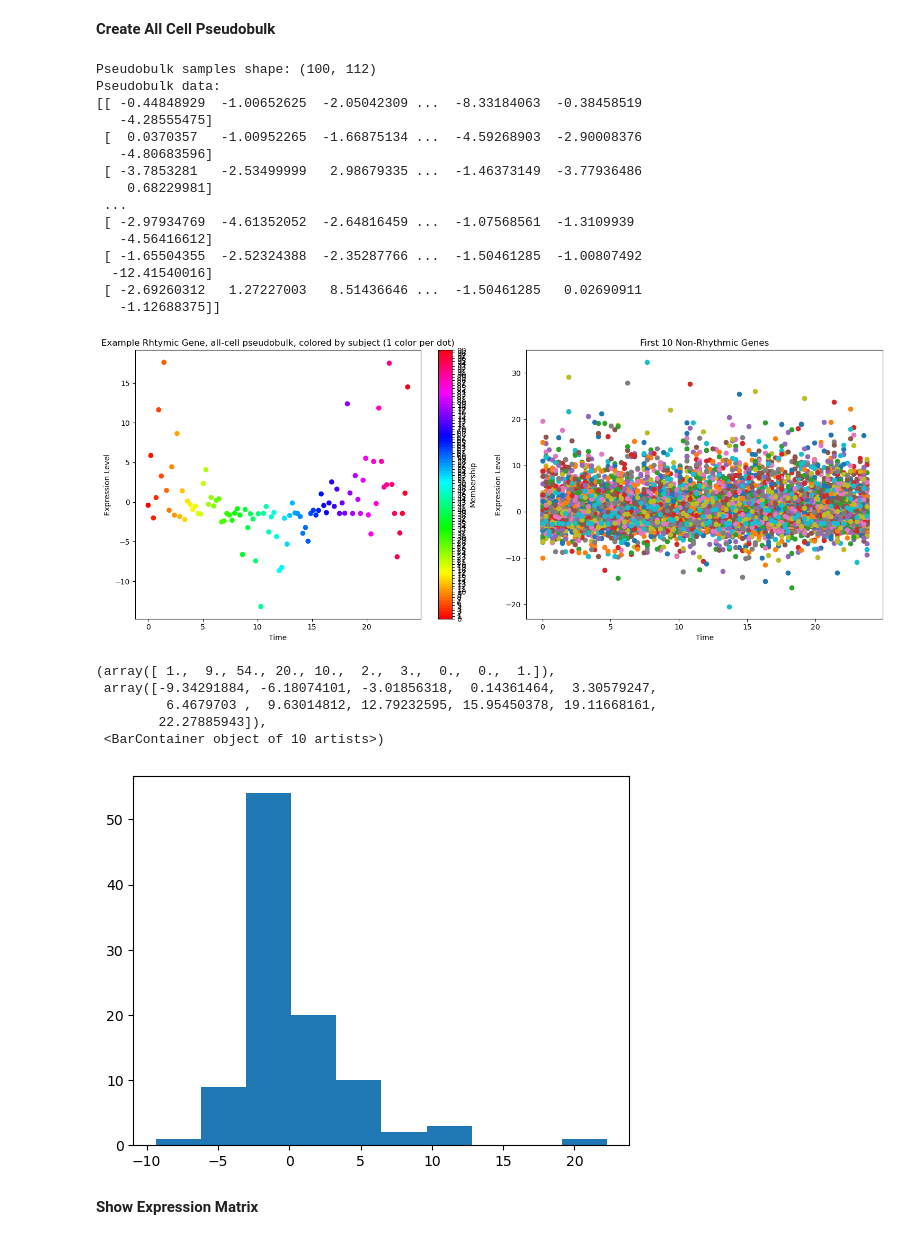
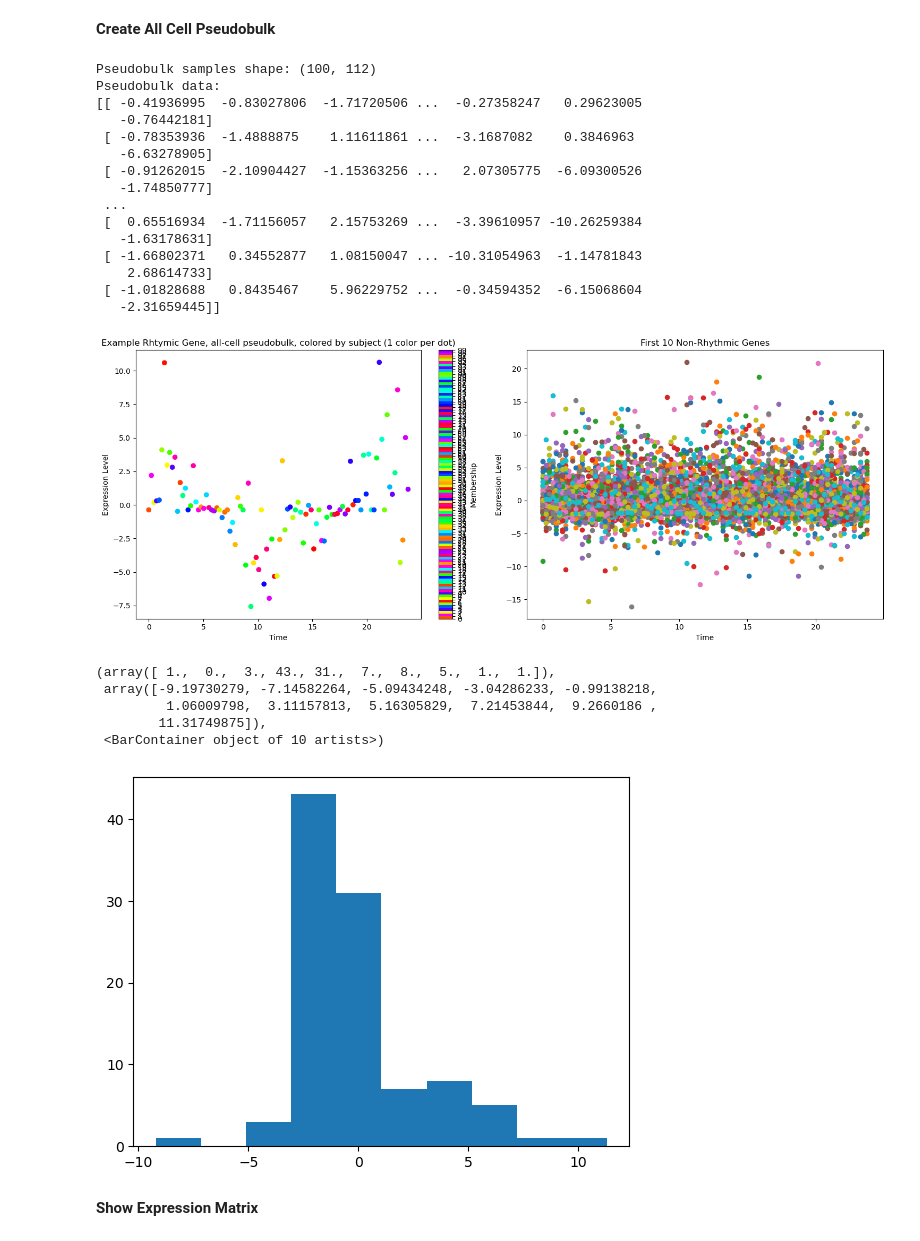
Before and after one commit to HenryHollis/python_ccd_cluster, a Jupyter notebook: simulated_scRNAseq_sparseCounts.ipynb, the cells around one changed output. Drawn from its saved outputs; the diff is of its cells as text; code cells hidden in the pictures.

```diff
--- a/simulated_scRNAseq_sparseCounts.ipynb
+++ b/simulated_scRNAseq_sparseCounts.ipynb
@@ -51,16 +51,16 @@ np.random.seed(42)
 adata = sc.AnnData()
 
 # Define the number of cells and genes
-n_cells = 1000
+n_cells = 500
 n_genes = 100
 offset_multiplier = 8 #How different are the cell types
 num_cell_types = 2
 num_subjects = 100
-sparsity_level = 0.8  # percent of the counts that are zeros
+sparsity_level = 0.7  # percent of the counts that are zeros
 mean_expression = 10  # Mean expression level
 dispersion = 2  # Dispersion parameter for the negative binomial distribution
 subject_variability = 1  # Variability in expression levels between subjects
-amplitude_scaling_factor = np.random.uniform(0.5, 1.5) #amp will be this number * "mean_expression" from above
+amplitude_scaling_factor = np.random.uniform(10,20) #amp will be this number * "mean_expression" from above
 
 
 # Simulate the sparse counts
@@ -112,7 +112,7 @@ for i in range(n_new_genes):
     noise = np.random.normal(0, 1, n_cells)
     freq = np.pi*2/24
     subjects = np.repeat(range(num_subjects), math.ceil(n_cells/num_subjects))
-    timepoints = subjects/100*24
+    timepoints = subjects/num_subjects*24
     gene_expression_data[:, i] = amplitude_scaling_factor *mean_expression  *  np.cos(freq * timepoints - phase ) + (np.array(offsets)*offset_multiplier)# + noise
 
 
@@ -138,7 +138,7 @@ fig, axes = plt.subplots(1, 2, figsize=(15, 6))
 
 # Plot rhythmic genes
 axes[0].set_title('Rhythmic Genes')
-for i in range(n_genes, n_genes+1):
+for i in range(n_genes, n_genes+n_new_genes):
     axes[0].scatter(timepoints, adata2.X[:, i], label=f'Gene_{i + 1}')
 axes[0].set_xlabel('Time')
 axes[0].set_ylabel('Expression Level')
@@ -197,12 +199,18 @@ from matplotlib.colors import ListedColormap, BoundaryNorm
 unique_memberships = np.unique(subjects)
 num_colors = len(unique_memberships)
 
-# Create a colormap with enough discrete colors
+# Generate a random permutation of color indices
+color_indices = np.random.permutation(num_colors)
+
+# Create a discrete colormap with randomly ordered colors
 cmap = plt.cm.get_cmap('hsv', num_colors)
-colors = cmap(np.arange(num_colors))
+colors = cmap(color_indices)
+random_cmap = ListedColormap(colors)
 
-# Create a discrete colormap from the colors
-cmap = ListedColormap(colors)
+# Define the boundaries and norm for the colormap
+bounds = np.arange(-0.5, num_colors + 0.5, 1)
+norm = BoundaryNorm(bounds, random_cmap.N)
+
 
 # Create a figure with two subplots (1 row, 2 columns)
 fig, axes = plt.subplots(1, 2, figsize=(15, 6))
@@ -210,7 +218,7 @@ fig, axes = plt.subplots(1, 2, figsize=(15, 6))
 # Plot rhythmic genes
 axes[0].set_title('Example Rhythmic Gene, showing samples by color')
 for i in range(n_genes, n_genes+1):
-   scatter =  axes[0].scatter(timepoints, adata2.X[:, i], c = subjects,cmap=cmap, label=f'Gene_{i + 1}')
+   scatter =  axes[0].scatter(timepoints, adata2.X[:, i], c = subjects,cmap=random_cmap, label=f'Gene_{i + 1}')
 # Adding a colorbar
 cbar = plt.colorbar(scatter, ticks=np.arange(num_colors))
 cbar.set_label('Membership')
@@ -273,19 +281,19 @@ print(adata_pseudobulk.X)
 # %% [output]
 Pseudobulk samples shape: (100, 112)
 Pseudobulk data:
-[[ -0.44848929  -1.00652625  -2.05042309 ...  -8.33184063  -0.38458519
-   -4.28555475]
- [  0.0370357   -1.00952265  -1.66875134 ...  -4.59268903  -2.90008376
-   -4.80683596]
- [ -3.7853281   -2.53499999   2.98679335 ...  -1.46373149  -3.77936486
-    0.68229981]
+[[ -0.41936995  -0.83027806  -1.71720506 ...  -0.27358247   0.29623005
+   -0.76442181]
+ [ -0.78353936  -1.4888875    1.11611861 ...  -3.1687082    0.3846963
+   -6.63278905]
+ [ -0.91262015  -2.10904427  -1.15363256 ...   2.07305775  -6.09300526
+   -1.74850777]
  ...
- [ -2.97934769  -4.61352052  -2.64816459 ...  -1.07568561  -1.3109939
-   -4.56416612]
- [ -1.65504355  -2.52324388  -2.35287766 ...  -1.50461285  -1.00807492
-  -12.41540016]
- [ -2.69260312   1.27227003   8.51436646 ...  -1.50461285   0.02690911
-   -1.12688375]]
+ [  0.65516934  -1.71156057   2.15753269 ...  -3.39610957 -10.26259384
+   -1.63178631]
+ [ -1.66802371   0.34552877   1.08150047 ... -10.31054963  -1.14781843
+    2.68614733]
+ [ -1.01828688   0.8435467    5.96229752 ...  -0.34594352  -6.15068604
+   -2.31659445]]
 # %%
 
 # Create a figure with two subplots (1 row, 2 columns)
@@ -295,46 +303,51 @@ fig, axes = plt.subplots(1, 2, figsize=(15, 6))
 unique_memberships = np.unique(subjects)
 num_colors = len(unique_memberships)
 
-# Create a colormap with enough discrete colors
+# Generate a random permutation of color indices
+color_indices = np.random.permutation(num_colors)
+
+# Create a discrete colormap with randomly ordered colors
 cmap = plt.cm.get_cmap('hsv', num_colors)
-colors = cmap(np.arange(num_colors))
+colors = cmap(color_indices)
+random_cmap = ListedColormap(colors)
 
-# Create a discrete colormap from the colors
-cmap = ListedColormap(colors)
+# Define the boundaries and norm for the colormap
+bounds = np.arange(-0.5, num_colors + 0.5, 1)
+norm = BoundaryNorm(bounds, random_cmap.N)
 
 # Plot rhythmic genes
 axes[0].set_title('Example Rhtymic Gene, all-cell pseudobulk, colored by subject (1 color per dot)')
 for i in range(n_genes, n_genes+1):
-    scatter = axes[0].scatter( adata_pseudobulk.obs['timepoints'], adata_pseudobulk.X[:, i],c = adata_pseudobulk.obs['subject'], cmap= cmap, label=f'Gene_{i + 1}')
+    scatter = axes[0].scatter( adata_pseudobulk.obs['timepoints'], adata_pseudobulk.X[:, i],c = adata_pseudobulk.obs['subject'], cmap= random_cmap, label=f'Gene_{i + 1}')
 # Adding a colorbar
 cbar = plt.colorbar(scatter, ticks=np.arange(num_colors))
 cbar.set_label('Membership')
 
 axes[0].set_xlabel('Time')
 axes[0].set_ylabel('Expression Level')
 
 # Plot non-rhythmic genes
 axes[1].set_title('First 10 Non-Rhythmic Genes')
 for i in range(0, n_genes):
     axes[1].scatter(adata_pseudobulk.obs['timepoints'], adata_pseudobulk.X[:, i], label=f'Gene_{i + 1}')
 axes[1].set_xlabel('Time')
 axes[1].set_ylabel('Expression Level')
 #axes[1].legend()
 
 # Adjust layout to prevent overlap
 plt.tight_layout()
 
 # Show the plot
 plt.show()
 plt.hist(adata_pseudobulk.X[:, 1])
 # %% [output]
-[figure, old version]
+[figure, new version]
-(array([ 1.,  9., 54., 20., 10.,  2.,  3.,  0.,  0.,  1.]),
- array([-9.34291884, -6.18074101, -3.01856318,  0.14361464,  3.30579247,
-         6.4679703 ,  9.63014812, 12.79232595, 15.95450378, 19.11668161,
-        22.27885943]),
+(array([ 1.,  0.,  3., 43., 31.,  7.,  8.,  5.,  1.,  1.]),
+ array([-9.19730279, -7.14582264, -5.09434248, -3.04286233, -0.99138218,
+         1.06009798,  3.11157813,  5.16305829,  7.21453844,  9.2660186 ,
+        11.31749875]),
  <BarContainer object of 10 artists>)
-[figure, old version]
+[figure, new version]
 # %%
 from random import randint
 import matplotlib.pyplot as plt
```
Also changed, not shown: parts of 16 cells of this notebook, 1 other file.
